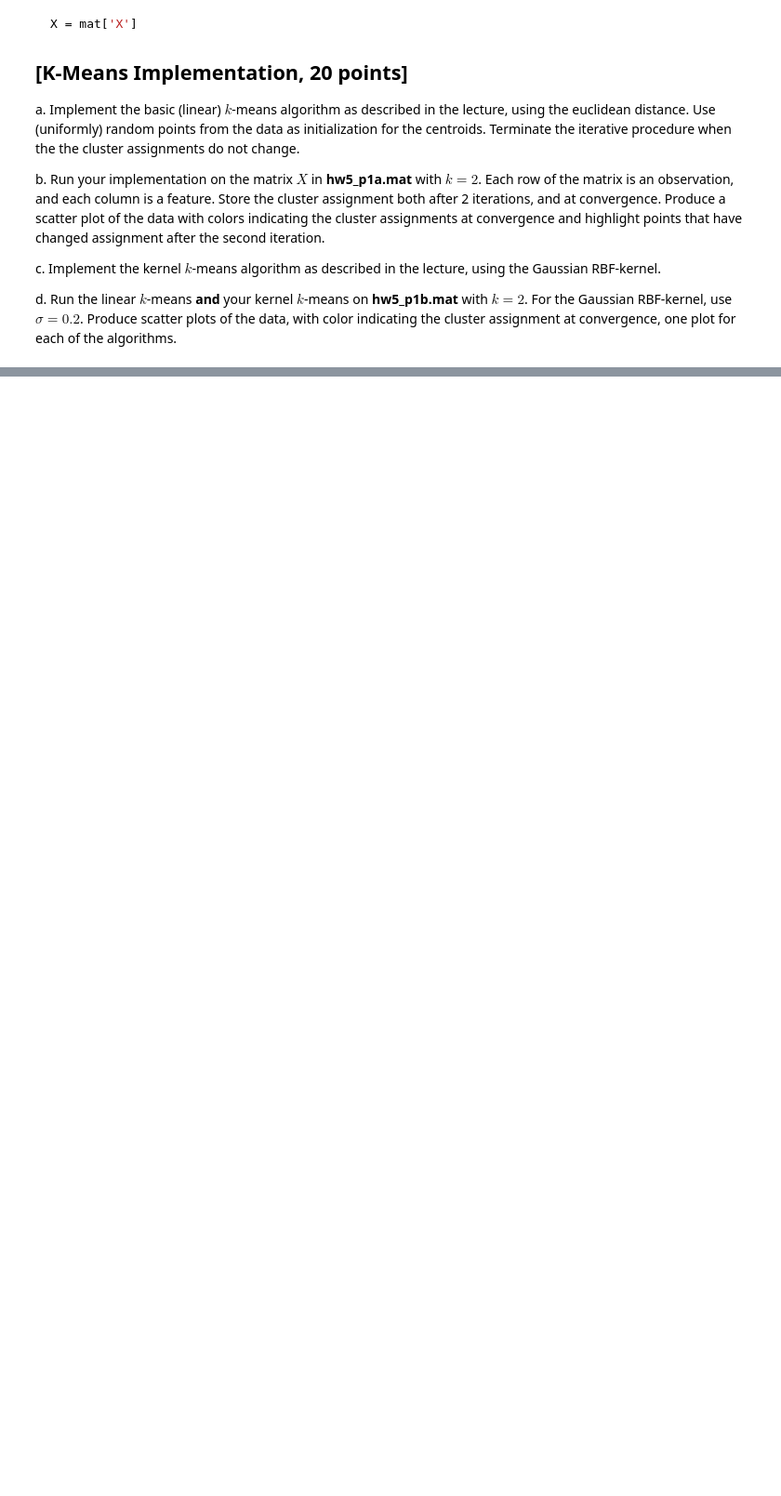
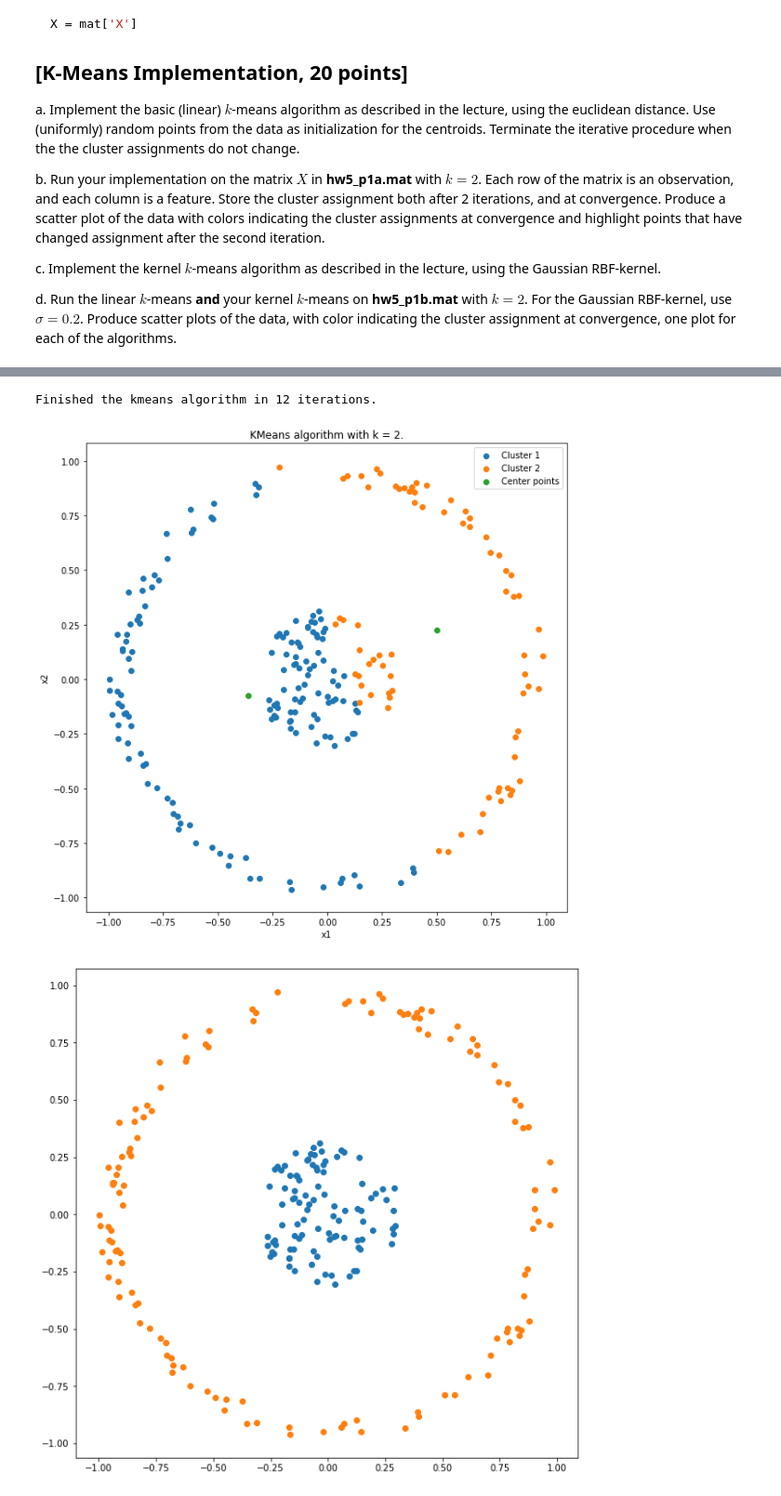
Before and after one commit to huoskar/TDA231, a Jupyter notebook: hw05/hw5.ipynb, the cells around one changed output, grey strips where cells are left out. Shown at 93% size. Cells and saved outputs as stored; diff of their text form; code cells hidden in the pictures; blank space fills up the shorter version.

```diff
--- a/hw05/hw5.ipynb
+++ b/hw05/hw5.ipynb
@@ -117,0 +134,72 @@ Finished the kmeans algorithm in 8 iterations.
+# %%
+# Task c and d
+
+# k function (RBF kernel)
+def k_func(x, xp, sigma):
+    return np.exp(- np.linalg.norm(x - xp) ** 2 / (2 * sigma ** 2))
+
+
+def kmeans_kernel(given_k, data, sigma):
+    # Gaussian RBF kernel
+
+    #initialize random classes
+    z = np.zeros((len(data), given_k))
+    init_random_z = np.random.randint(given_k, size=len(data))
+    for i in range(0, len(z)):
+        z[i, init_random_z[i]] = 1
+    not_converged = True
+    while(not_converged):
+        # Loop to K
+        z_new = np.zeros((len(data), given_k))
+        distances = np.zeros((len(data), given_k))
+        for k in range(0, given_k):
+            N_k = np.sum(z[:,k])
+
+            # create the ml sum
+            ml_sum = 0
+            for m in range(0, len(data)):
+                for l in range(0,len(data)):
+                    ml_sum += z[m,k] * z[l,k] * k_func(data[m], data[l], sigma)
+            third_val = ml_sum * (1 / (N_k * N_k))
+            # Loop to N
+            for n in range(0, len(data)):
+                m_sum = 0
+                for m in range(0, len(data)):
+                    m_sum += z[m,k] * k_func(data[n],data[m], sigma)
+                second_val = m_sum *(2 / (N_k))
+
+                distances[n,k]= k_func(data[n],data[n], sigma) - second_val + third_val
+
+        tmp = 100 # Arbitrary big number
+        for index in range(0, len(data)):
+            for k in range(0, given_k):
+                if tmp > distances[index,k] :
+                    tmp = distances[index,k]
+                    sol_k = k
+            z_new[index,sol_k] = 1
+
+        not_converged = not (np.array_equal(z, z_new))
+        z = z_new
+
+    plt.figure(figsize=(10,10))
+    legend = []
+    for i in range(0,given_k):
+        indices = [a for a, x in enumerate(z[:,i]) if x == 1]
+        plt.scatter(data[indices, 0], data[indices, 1])
+        leg = ("Cluster %i" % (i+1))
+        legend.append(leg)
+    plt.show()
+
+
+# Loading the data
+mat = scipy.io.loadmat('hw5_p1b.mat')
+X = mat['X']
+# Running the linear kernel from above (Omitting the circles for difference between iterations in task b)
+kmeans(2, X, difference_two_iterations=False)
+
+# Running the gaussian kernel
+kmeans_kernel(2,X , 0.2)
+# %% [output]
+Finished the kmeans algorithm in 12 iterations.
+[figure, added]
+[figure, added]
```
Also changed, not shown: parts of 1 cell of this notebook, 1 other file.
